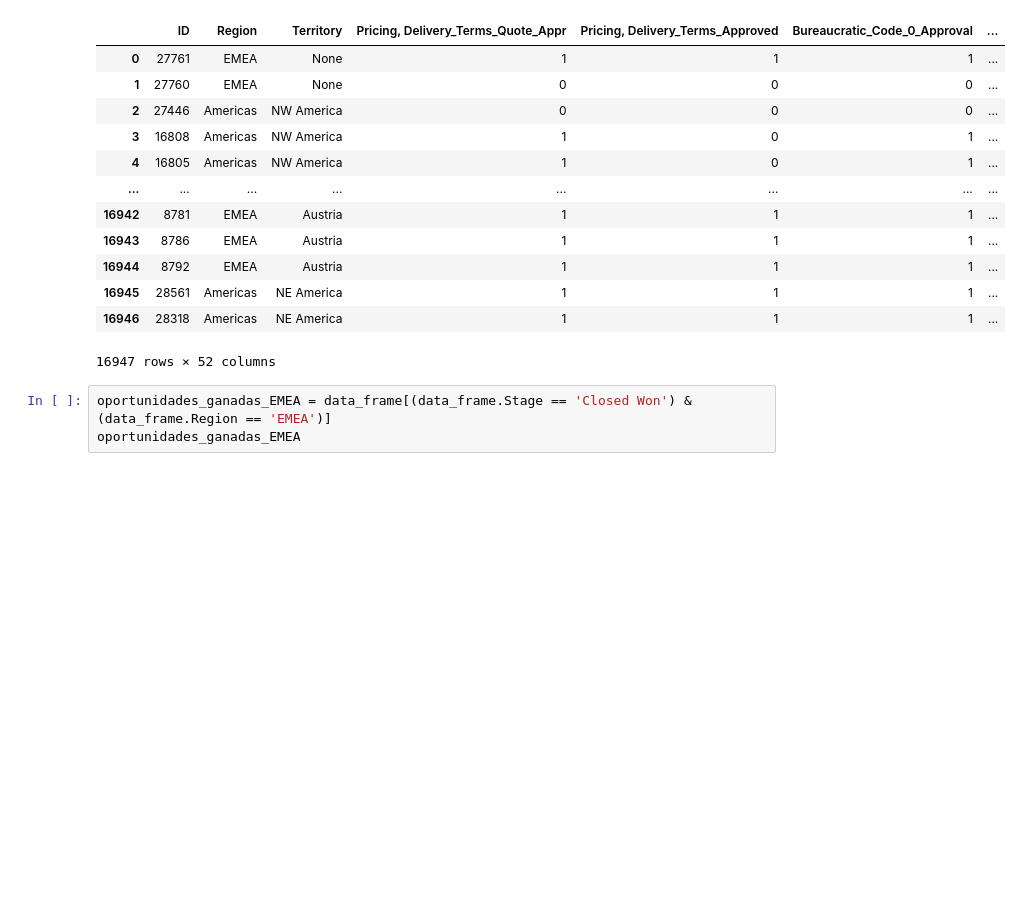
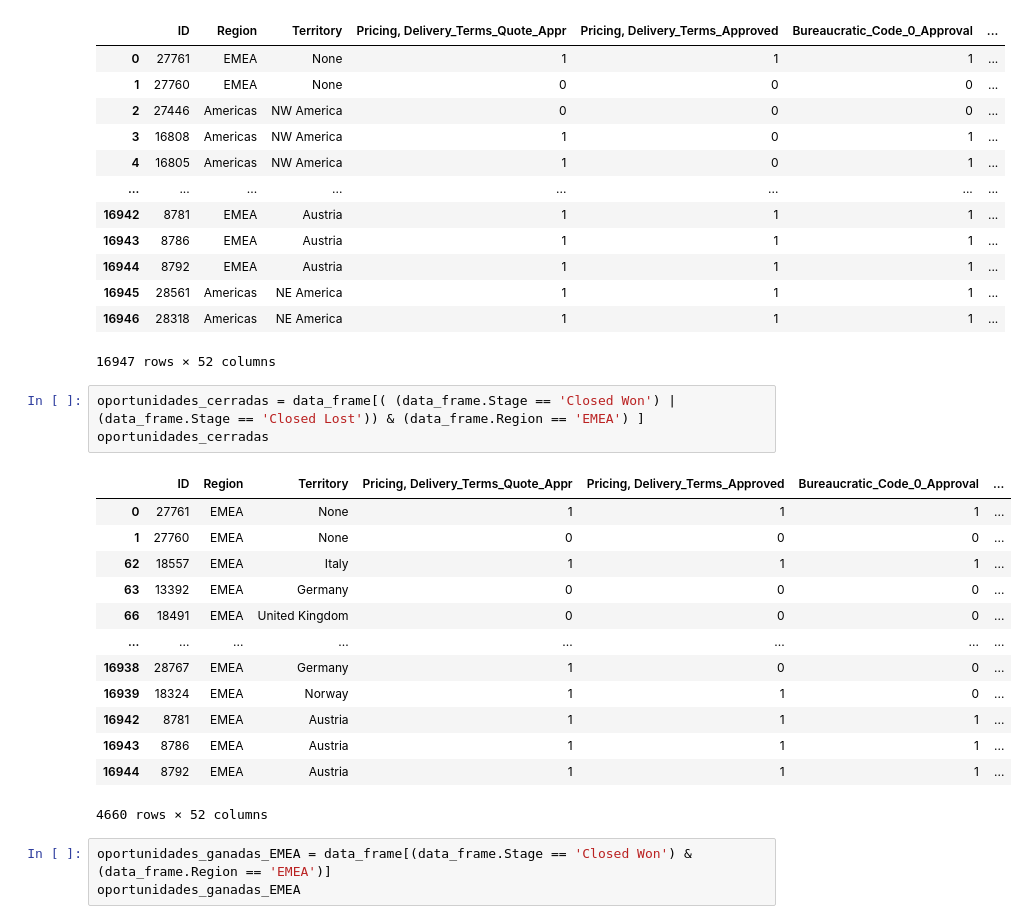
Before and after one commit to Ramaxx95/TP1-Orga-de-Datos, a Jupyter notebook: Visualizaciones/Region_EMEA.ipynb, the cells around one changed output. Drawn from its saved outputs; the diff is of its cells as text; blank space fills up the shorter version.

```diff
--- a/Visualizaciones/Region_EMEA.ipynb
+++ b/Visualizaciones/Region_EMEA.ipynb
@@ -27,6 +27,23 @@ data_frame
 | 16945 | 28561 | Americas | NE America | 1 | 1 | 1 | ... |
 | 16946 | 28318 | Americas | NE America | 1 | 1 | 1 | ... |
 16947 rows × 52 columns
+# %%
+oportunidades_cerradas = data_frame[( (data_frame.Stage == 'Closed Won') | (data_frame.Stage == 'Closed Lost')) & (data_frame.Region == 'EMEA') ]
+oportunidades_cerradas
+# %% [output]
+|  | ID | Region | Territory | Pricing, Delivery_Terms_Quote_Appr | Pricing, Delivery_Terms_Approved | Bureaucratic_Code_0_Approval | ... |
+| 0 | 27761 | EMEA | None | 1 | 1 | 1 | ... |
+| 1 | 27760 | EMEA | None | 0 | 0 | 0 | ... |
+| 62 | 18557 | EMEA | Italy | 1 | 1 | 1 | ... |
+| 63 | 13392 | EMEA | Germany | 0 | 0 | 0 | ... |
+| 66 | 18491 | EMEA | United Kingdom | 0 | 0 | 0 | ... |
+| ... | ... | ... | ... | ... | ... | ... | ... |
+| 16938 | 28767 | EMEA | Germany | 1 | 0 | 0 | ... |
+| 16939 | 18324 | EMEA | Norway | 1 | 1 | 0 | ... |
+| 16942 | 8781 | EMEA | Austria | 1 | 1 | 1 | ... |
+| 16943 | 8786 | EMEA | Austria | 1 | 1 | 1 | ... |
+| 16944 | 8792 | EMEA | Austria | 1 | 1 | 1 | ... |
+4660 rows × 52 columns
 # %%
 oportunidades_ganadas_EMEA = data_frame[(data_frame.Stage == 'Closed Won') & (data_frame.Region == 'EMEA')]
 oportunidades_ganadas_EMEA
```
Also changed, not shown: parts of 3 cells of this notebook.
